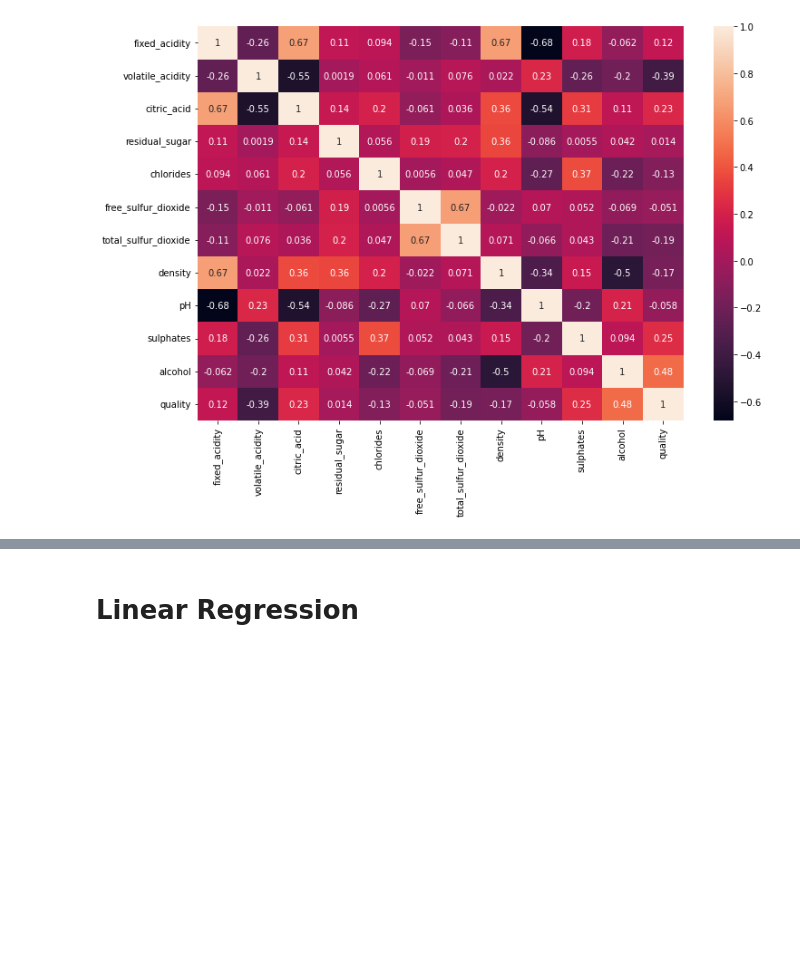
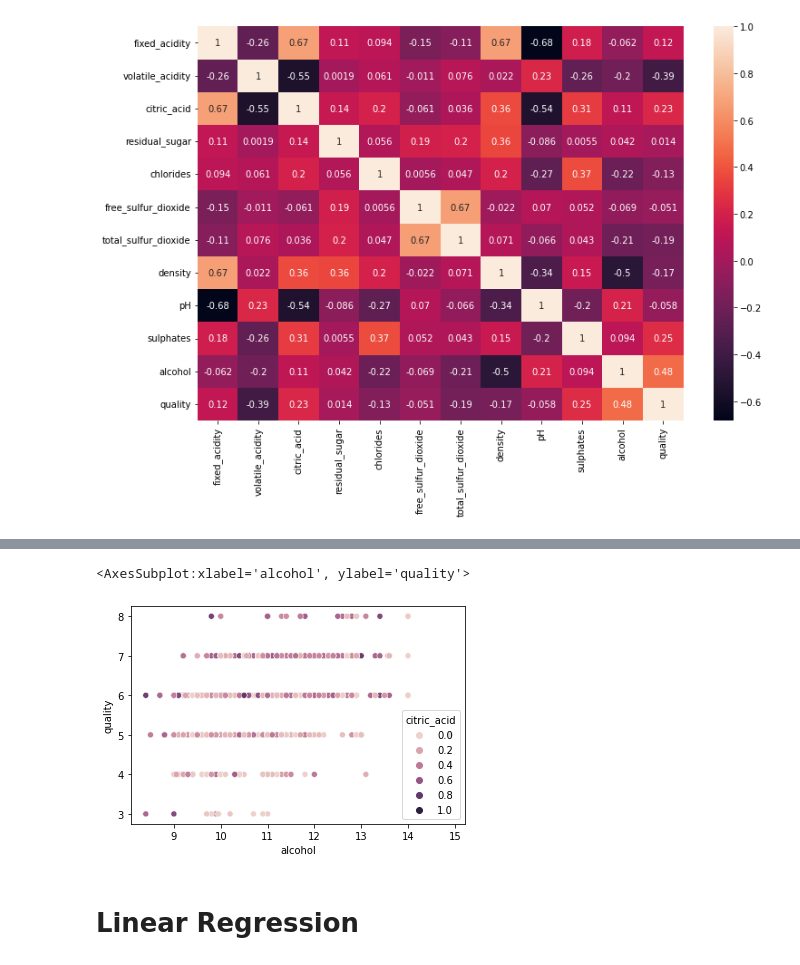
Before and after one commit to MugicaLaurendi/Simplon, a Jupyter notebook: Simplonline/red_wine/workflow.ipynb, the cells around one changed output, grey strips where cells are left out. Saved outputs shown, nothing was run; the diff lists cells and outputs as text; code cells hidden in the pictures; blank space fills up the shorter version.

```diff
--- a/Simplonline/red_wine/workflow.ipynb
+++ b/Simplonline/red_wine/workflow.ipynb
@@ -94,3 +102,8 @@ plt.show()
+# %%
+sns.scatterplot(data["alcohol"],data["quality"],hue=data["citric_acid"])
+# %% [output]
+<AxesSubplot:xlabel='alcohol', ylabel='quality'>
+[figure, added]
 # %% [markdown]
 # Linear Regression
 # %%
```
Also changed, not shown: parts of 5 cells of this notebook.
